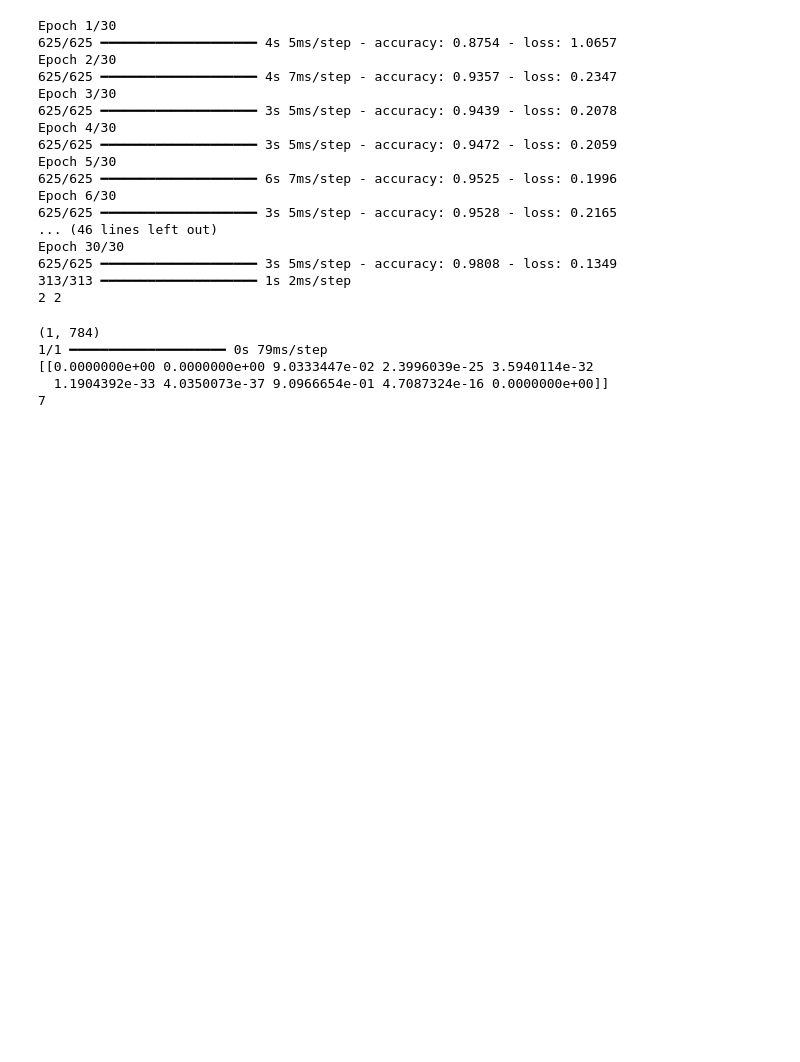
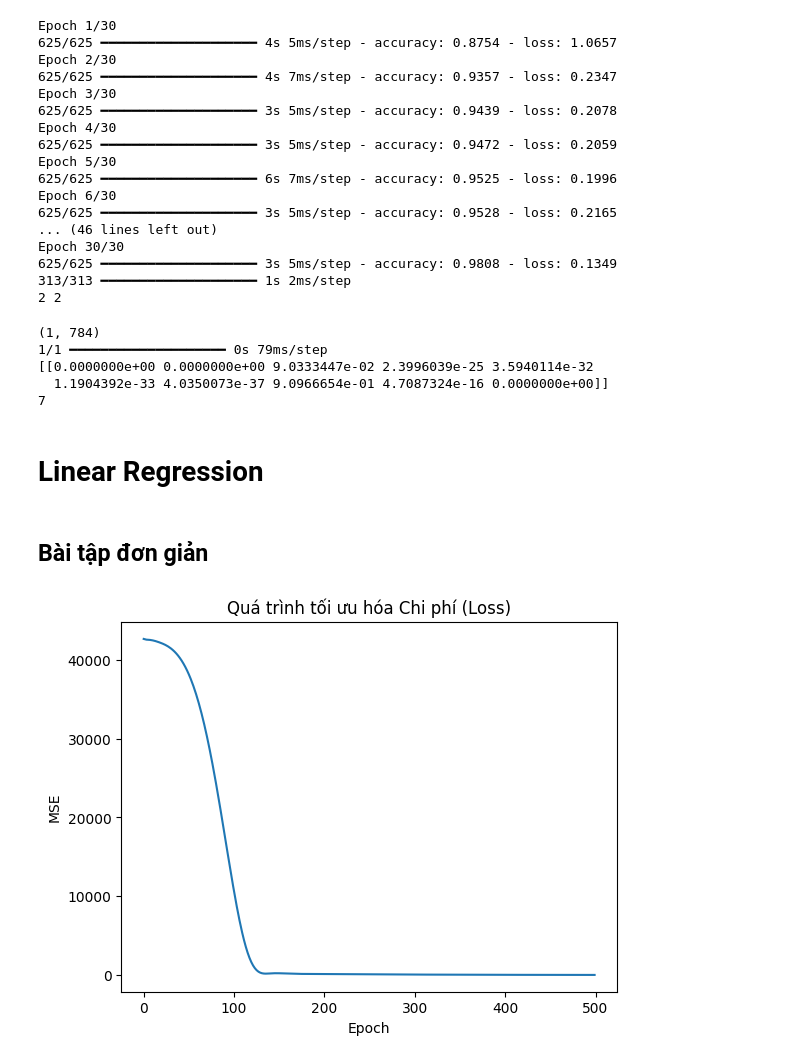
Before and after one commit to nguyenvuonghongvy/TH_DeepLearning, a Jupyter notebook: Buoi2.ipynb, the cells around one changed output. Drawn from its saved outputs; the diff is of its cells as text; code cells hidden in the pictures; blank space fills up the shorter version.

```diff
--- a/Buoi2.ipynb
+++ b/Buoi2.ipynb
@@ -275,3 +275,53 @@ print(score)
 [[0.0000000e+00 0.0000000e+00 9.0333447e-02 2.3996039e-25 3.5940114e-32
   1.1904392e-33 4.0350073e-37 9.0966654e-01 4.7087324e-16 0.0000000e+00]]
 7
+# %% [markdown]
+# Linear Regression
+# %% [markdown]
+## Bài tập đơn giản
+# %%
+import numpy as np
+import matplotlib.pyplot as plt
+from sklearn.preprocessing import MinMaxScaler
+import tensorflow as tf
+from tensorflow.keras.models import Sequential
+from tensorflow.keras.layers import Dense
+
+X_train = np.array([
+    [500, 20, 5],
+    [1000, 45, 10],
+    [1500, 60, 15],
+    [2000, 90, 20],
+    [2500, 120, 25],
+    [3000, 150, 30]
+], dtype=float)
+
+y_train = np.array([50, 110, 155, 210, 265, 320], dtype=float)
+
+scaler = MinMaxScaler()
+X_train_scaled = scaler.fit_transform(X_train)
+
+model = Sequential()
+
+model.add(Dense(units=16, input_dim=3, activation='relu'))
+model.add(Dense(units=8, activation='relu'))
+model.add(Dense(units=1))
+
+custom_optimizer = tf.keras.optimizers.Adam(learning_rate=0.01)
+model.compile(optimizer=custom_optimizer, loss='mean_squared_error', metrics=['mae'])
+
+model_fit = model.fit(X_train_scaled, y_train, epochs=500, verbose=0)
+
+plt.plot(model_fit.history['loss'])
+plt.title('Quá trình tối ưu hóa Chi phí (Loss)')
+plt.ylabel('MSE')
+plt.xlabel('Epoch')
+plt.show()
+
+new_warehouse = np.array([[1800, 75, 18]])
+new_warehouse_scaled = scaler.transform(new_warehouse)
+
+prediction = model.predict(new_warehouse_scaled)
+print(f"Dự báo chi phí vận hành cho kho mới: {prediction[0][0]:.2f} Triệu VNĐ/tháng")
+# %% [output]
+[figure, added]
```
Also changed, not shown: parts of 3 cells of this notebook.
